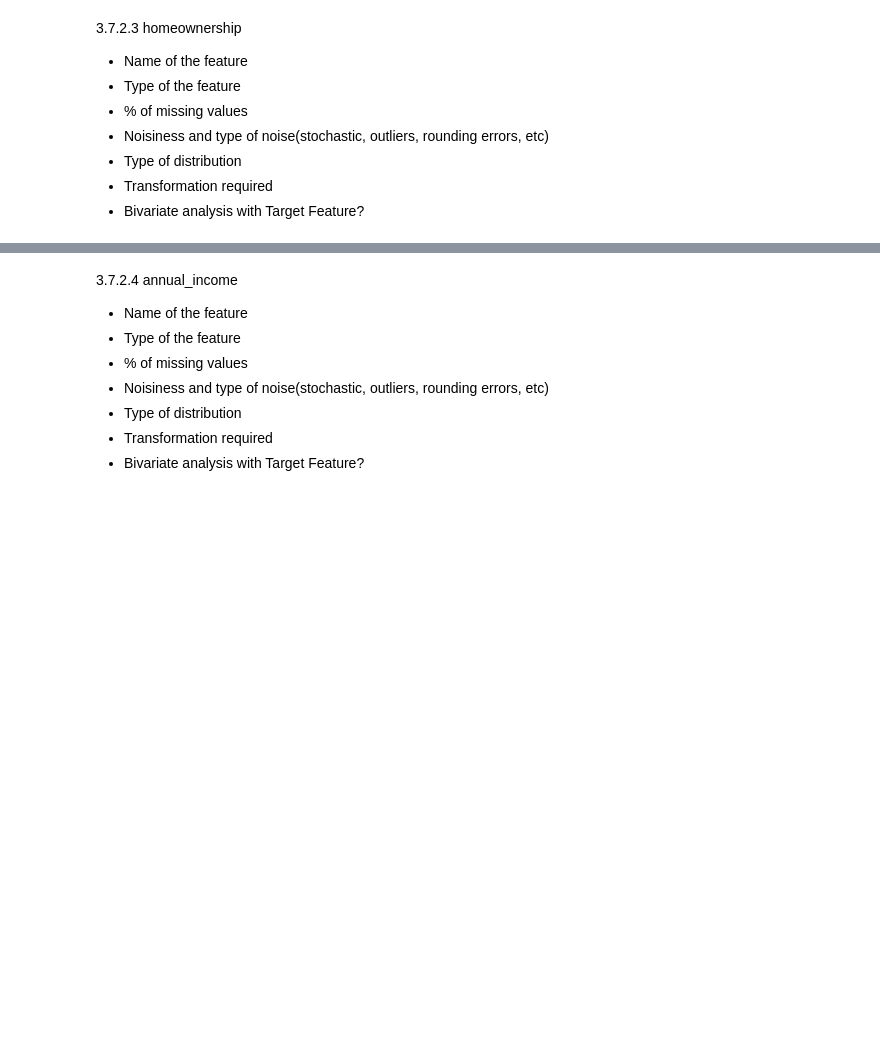
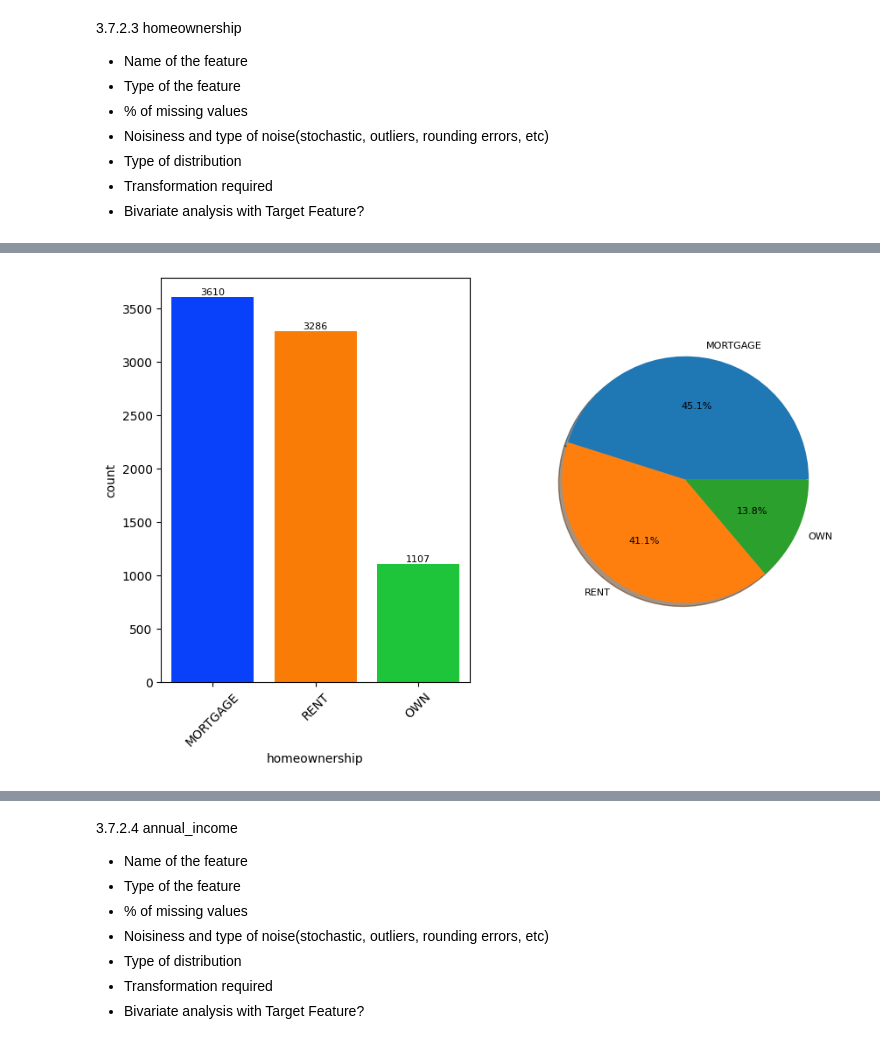
Before and after one commit to RohitDas92/Loan_Interest_Rate_Prediction, a Jupyter notebook: Code/1_EDA.ipynb, the cells around one changed output, grey strips where cells are left out. Cells and saved outputs as stored; diff of their text form; code cells hidden in the pictures; blank space fills up the shorter version.

```diff
--- a/Code/1_EDA.ipynb
+++ b/Code/1_EDA.ipynb
@@ -954,0 +981,4 @@ bivariate_analysis_num_cat(df,'interest_rate','state')
+# %%
+explore_cat_feature_distribution(df,'homeownership')
+# %% [output]
+[figure, added]
```
Also changed, not shown: parts of 23 cells of this notebook, 2 other files.
